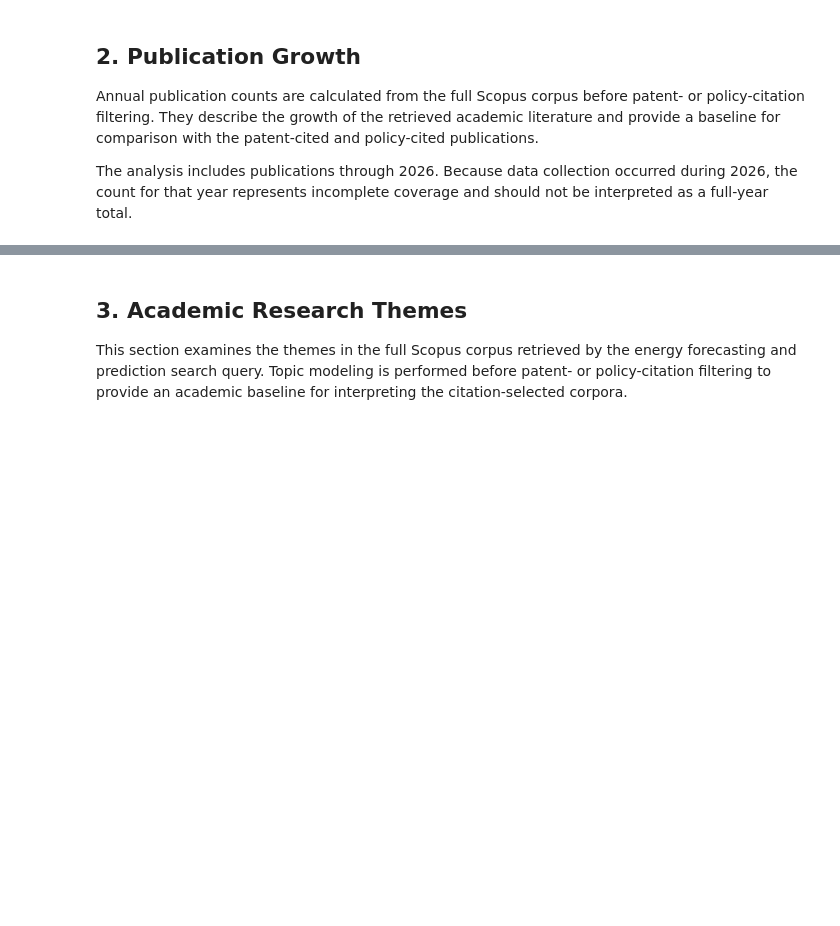
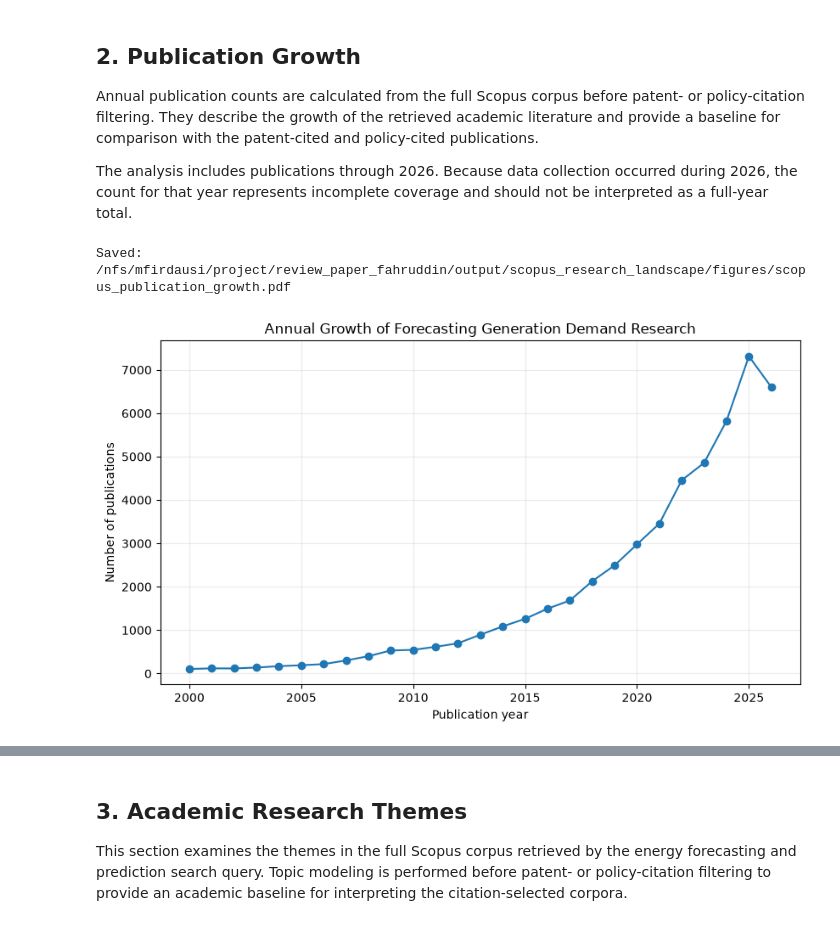
Before and after one commit to mdzalfirdausi/review_paper_fahruddin, a Jupyter notebook: notebooks/5.scopus_research_landscape_iss.ipynb, the cells around one changed output, grey strips where cells are left out. Saved outputs shown, nothing was run; the diff lists cells and outputs as text; code cells hidden in the pictures; blank space fills up the shorter version.

```diff
--- a/notebooks/5.scopus_research_landscape_iss.ipynb
+++ b/notebooks/5.scopus_research_landscape_iss.ipynb
@@ -460,34 +460,37 @@ ax.set_ylabel(
     "Number of publications"
 )
 
 ax.set_title(
-    "Annual Growth of ML-OPF Research"
+    "Annual Growth of Forecasting Generation Demand Research"
 )
 
 ax.grid(
     alpha=0.25
 )
 
 fig.tight_layout()
 
 
 publication_growth_figure = (
     FIGURE_DIR
     / "scopus_publication_growth.pdf"
 )
 
 fig.savefig(
     publication_growth_figure,
     format="pdf",
     bbox_inches="tight",
 )
 
 print(
     "Saved:",
     publication_growth_figure
 )
 
 plt.show()
+# %% [output]
+Saved: /nfs/mfirdausi/project/review_paper_fahruddin/output/scopus_research_landscape/figures/scopus_publication_growth.pdf
+[figure, added]
 # %%
 # ---------------------------------------------------------
 # Construct annual Scopus / patent / policy comparison
```
Also changed, not shown: parts of 1 cell of this notebook, 10 other files.
